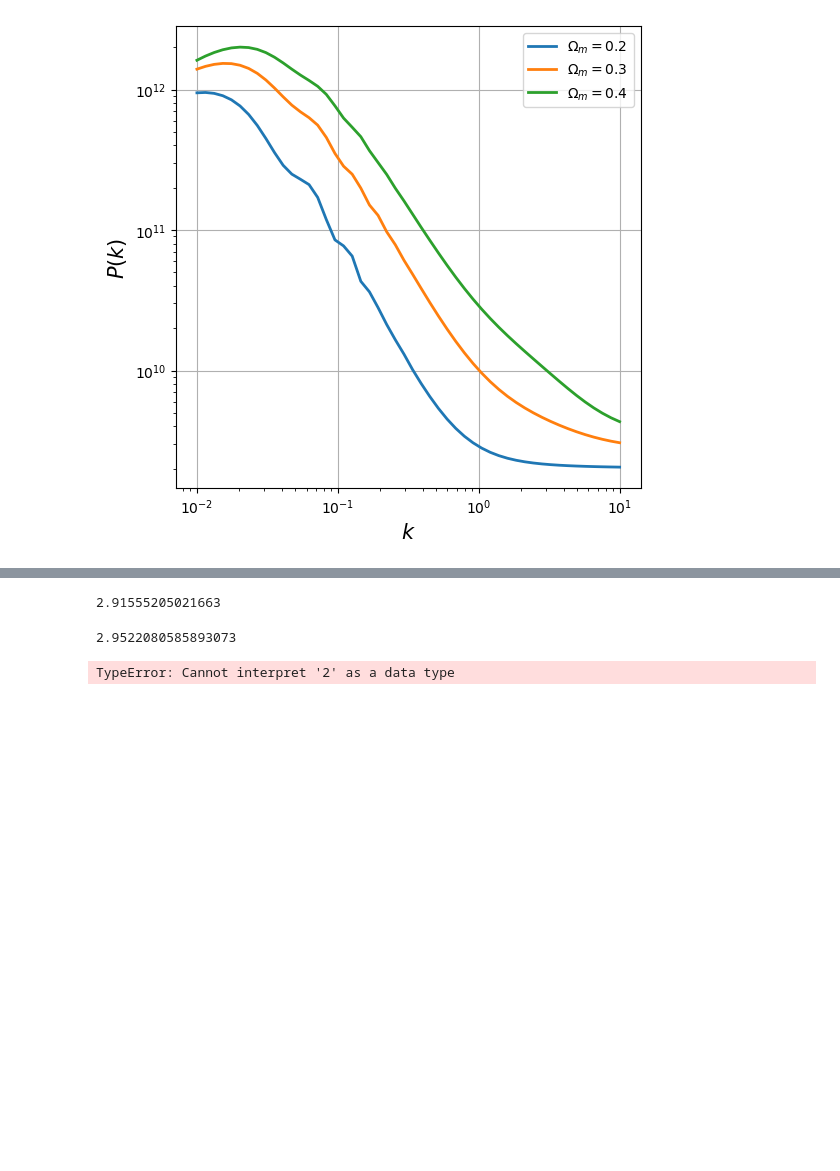
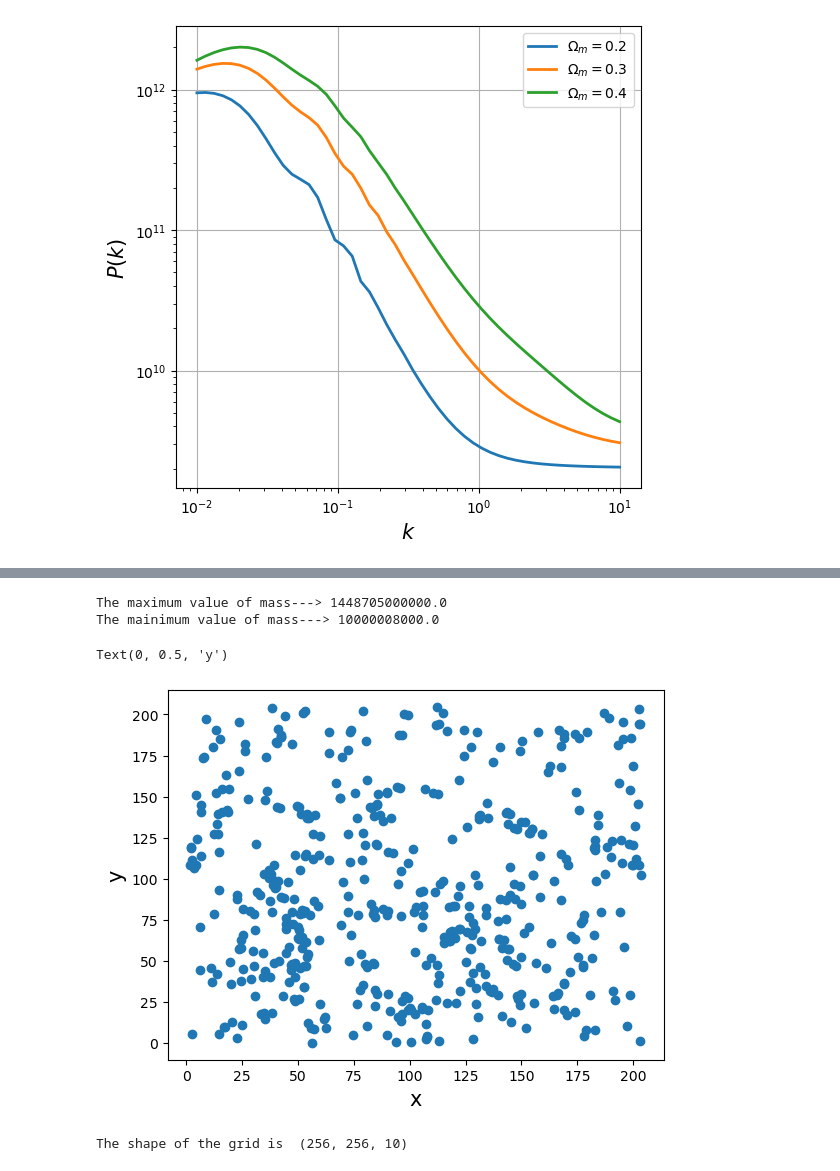
Before and after one commit to Anirbancosmo/Limpy, a Jupyter notebook: examples/limpy_v2.ipynb, the cells around one changed output, grey strips where cells are left out. Drawn from its saved outputs; the diff is of its cells as text; code cells hidden in the pictures; blank space fills up the shorter version.

```diff
--- a/examples/limpy_v2.ipynb
+++ b/examples/limpy_v2.ipynb
@@ -221,13 +133,31 @@ b1
-# %%
-b2
-# %% [output]
-2.91555205021663
-# %%
-b3
-# %% [output]
-2.9522080585893073
-# %%
-
-np.identity(2,2)
-# %% [output]
-TypeError: Cannot interpret '2' as a data type
+# %%
+halo_file ="../limpy/data/" + 'halos_L205_z7.00.npz'
+# %%
+# Let's download a sample halo catalogue
+#halo_file = "../data/" + 'halos_L205_z7.00.npz'
+
+# load it and check the quantities
+hf = np.load(halo_file)
+
+# Read the quantities
+mass = hf ['m']
+x = hf ['x']
+y = hf ['y']
+z = hf ['z']
+
+print("The maximum value of mass--->", mass.max())
+print("The mainimum value of mass--->", mass.min())
+# %% [output]
+The maximum value of mass---> 1448705000000.0
+The mainimum value of mass---> 10000008000.0
+# %%
+import matplotlib.pyplot as plt
+
+#plot the distribution of 500 halos
+
+plt.scatter(x[:500],y[:500])
+plt.xlabel("x")
+plt.ylabel("y")
+# %% [output]
+Text(0, 0.5, 'y')
+[figure, added]
@@ -233,0 +191,4 @@ TypeError: Cannot interpret '2' as a data type
+# %%
+print("The shape of the grid is ", np.shape(Igcal))
+# %% [output]
+The shape of the grid is  (256, 256, 10)
```
Also changed, not shown: parts of 21 cells of this notebook, 3 other files.
